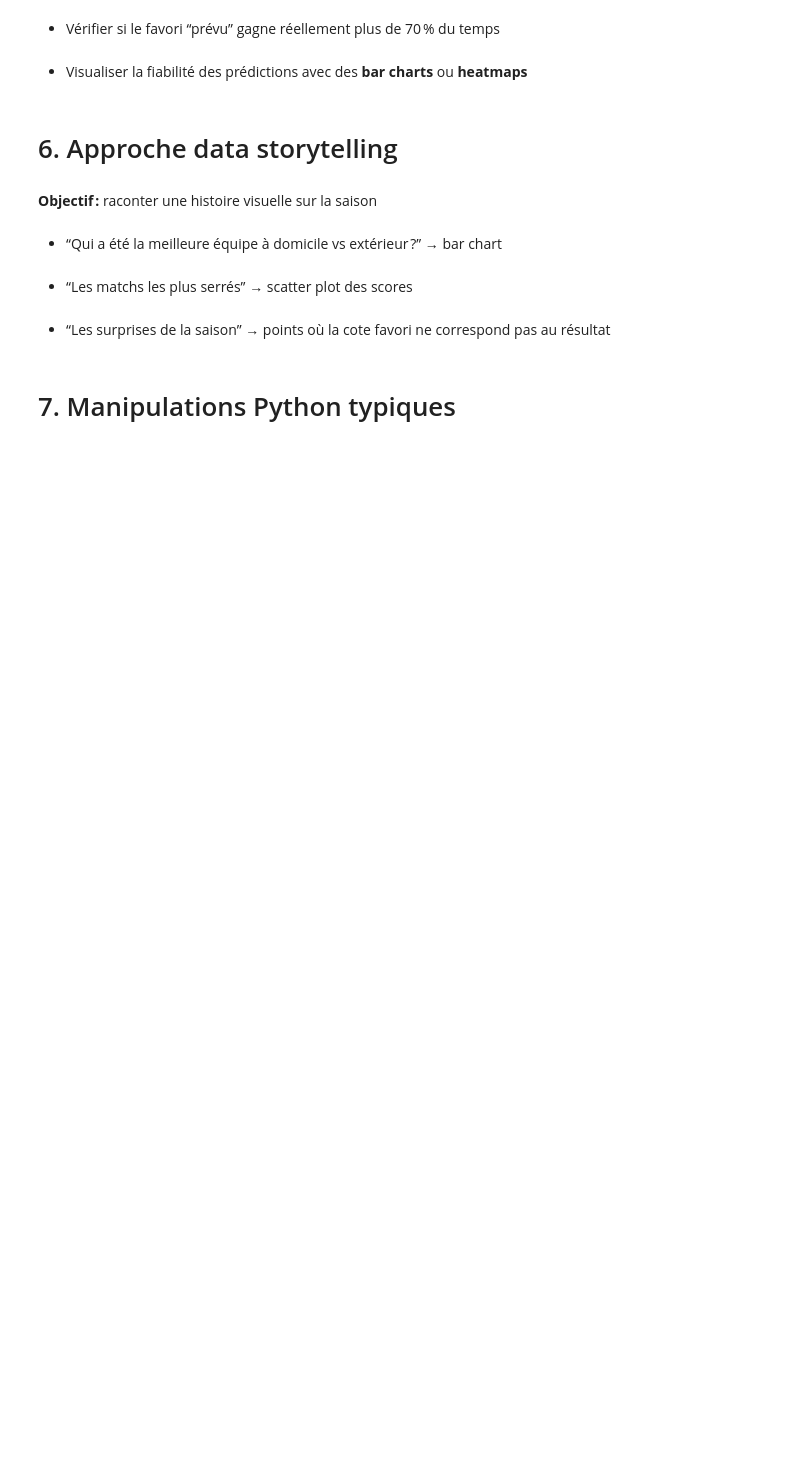
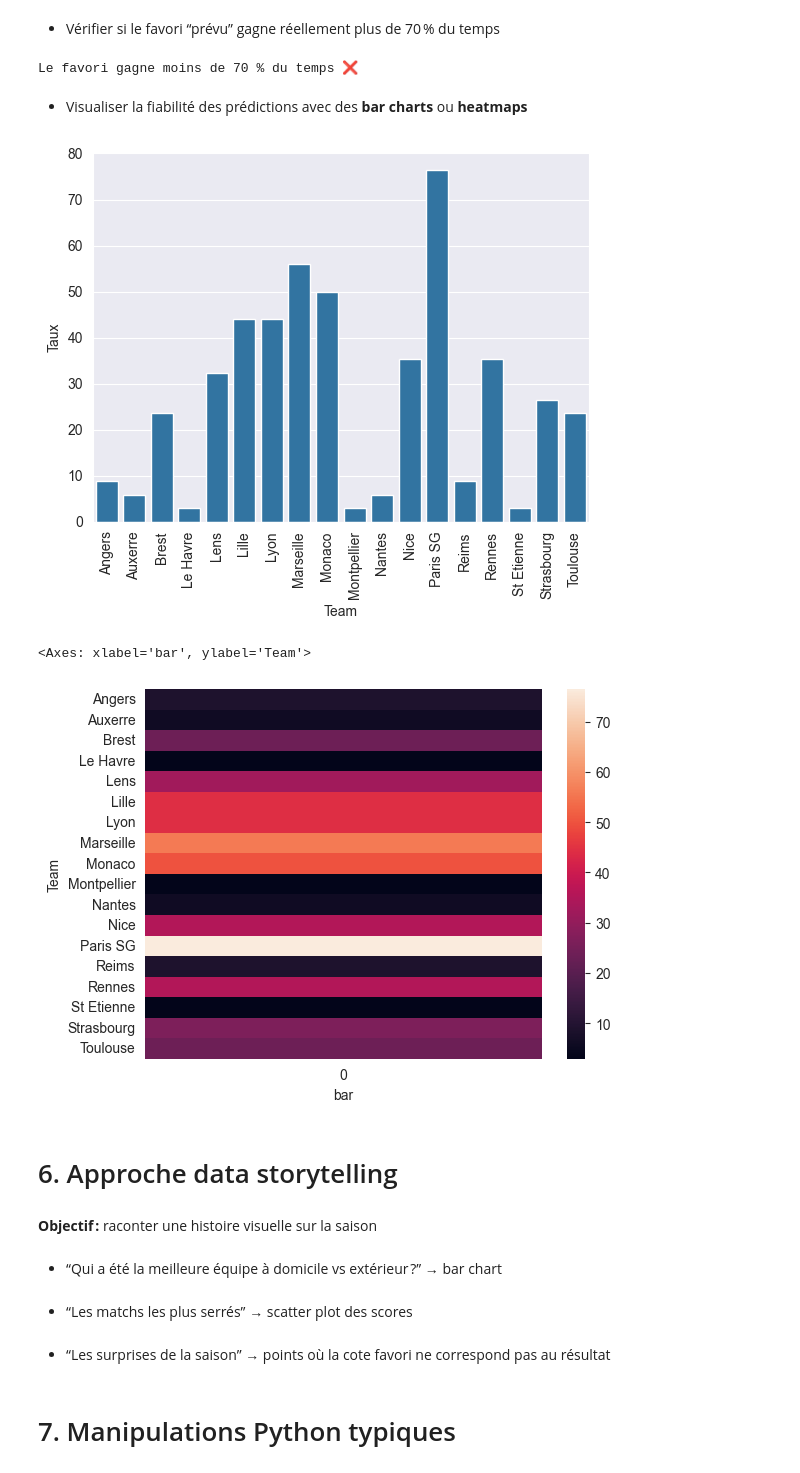
Before and after one commit to VMY7/ligue1-eda-python-24-25, a Jupyter notebook: ligue1-eda-python-24-25.ipynb, the cells around one changed output. Drawn from its saved outputs; the diff is of its cells as text; code cells hidden in the pictures; blank space fills up the shorter version.

```diff
--- a/ligue1-eda-python-24-25.ipynb
+++ b/ligue1-eda-python-24-25.ipynb
@@ -652,7 +697,65 @@ plt.show()
 # %% [markdown]
 - Vérifier si le favori “prévu” gagne réellement plus de 70 % du temps
+# %%
+# Identifier le favori probable
+df["ProbableFavorite"]
+df["FavoriteOdd"]
+
+# Comparer le favori prévu avec le résultat réel
+df["FavoriteWon"] = np.where(
+    ((df["ProbableFavorite"] == "Home") & (df["FTR"] == "H")) |
+    ((df["ProbableFavorite"] == "Away") & (df["FTR"] == "A")), 1, 0
+)
+
+# Regrouper pour calculer le taux de victoires des favoris
+favorite_win_rate = df["FavoriteWon"].mean() * 100
+
+# Vérifier si ce taux dépasse 70 %
+if favorite_win_rate > 70:
+    print("Le favori gagne plus de 70 % du temps ✅")
+else:
+    print("Le favori gagne moins de 70 % du temps ❌")
+# %% [output]
+Le favori gagne moins de 70 % du temps ❌
 # %% [markdown]
 - Visualiser la fiabilité des prédictions avec des **bar charts** ou **heatmaps**
+# %%
+# Préparer les données
+# (par exemple, regrouper par équipe et calculer le taux de victoire du favori)
+df_favori_Home = pd.DataFrame({
+    "Team": df["HomeTeam"],
+    "FavoriteWon": (df["ProbableFavorite"] == "Home") & (df["FTR"] == "H")
+})
+
+df_favori_Away = pd.DataFrame({
+    "Team": df["AwayTeam"],
+    "FavoriteWon": (df["ProbableFavorite"] == "Away") & (df["FTR"] == "A")
+})
+
+df_favori_All = pd.concat([df_favori_Home, df_favori_Away], ignore_index=True)
+
+# Créer une colonne pour le taux ou la proportion
+# (par exemple, FavoriteWinRate)
+taux = df_favori_All.groupby("Team")["FavoriteWon"].mean() * 100
+
+# Visualisation bar chart
+df_favori = pd.DataFrame({
+    "Team": taux.index,
+    "Taux": taux.values
+})
+
+sns.barplot(x="Team", y="Taux", data=df_favori)
+plt.xticks(rotation=90)
+plt.show()
+
+# (Optionnel) visualisation heatmap
+df_favori["bar"] = 0
+pivot = df_favori.pivot(index='Team', columns='bar', values='Taux')
+sns.heatmap(pivot)
+# %% [output]
+[figure, added]
+<Axes: xlabel='bar', ylabel='Team'>
+[figure, added]
 # %% [markdown]
 # 6. Approche data storytelling
 # %% [markdown]
```
Also changed, not shown: parts of 1 cell of this notebook.
